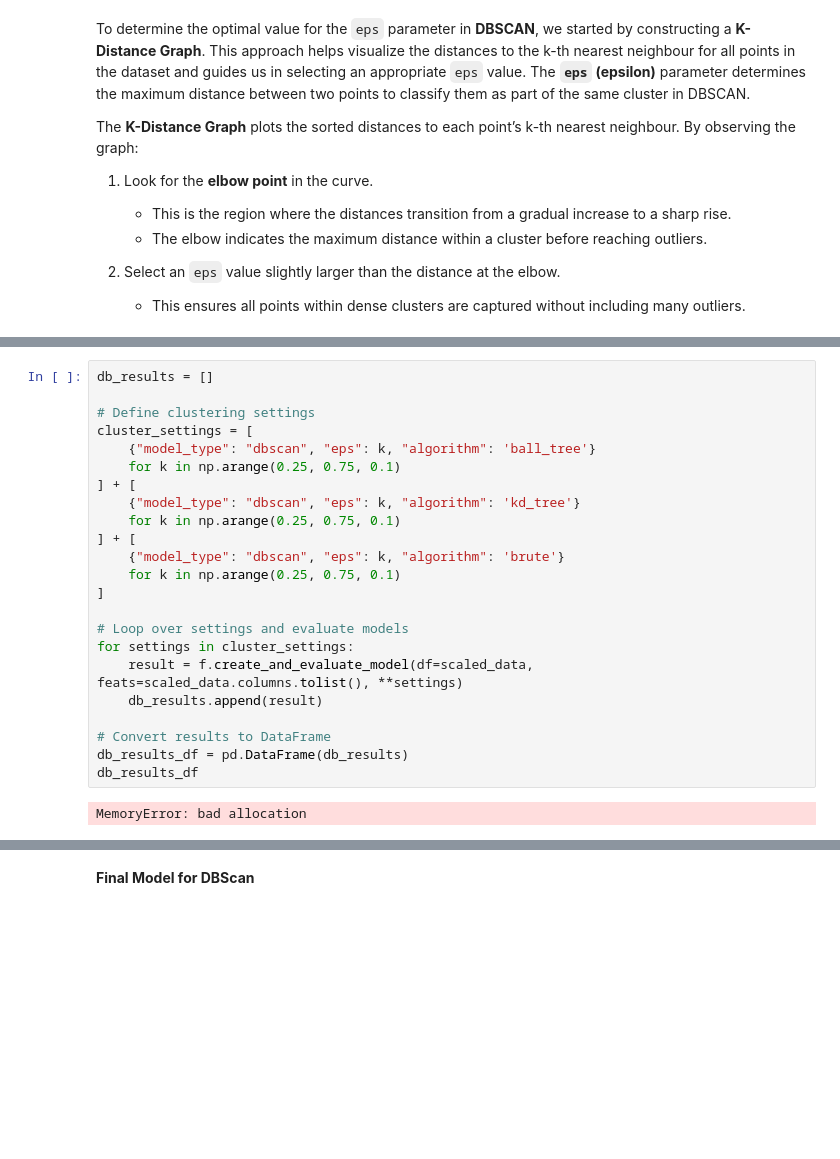
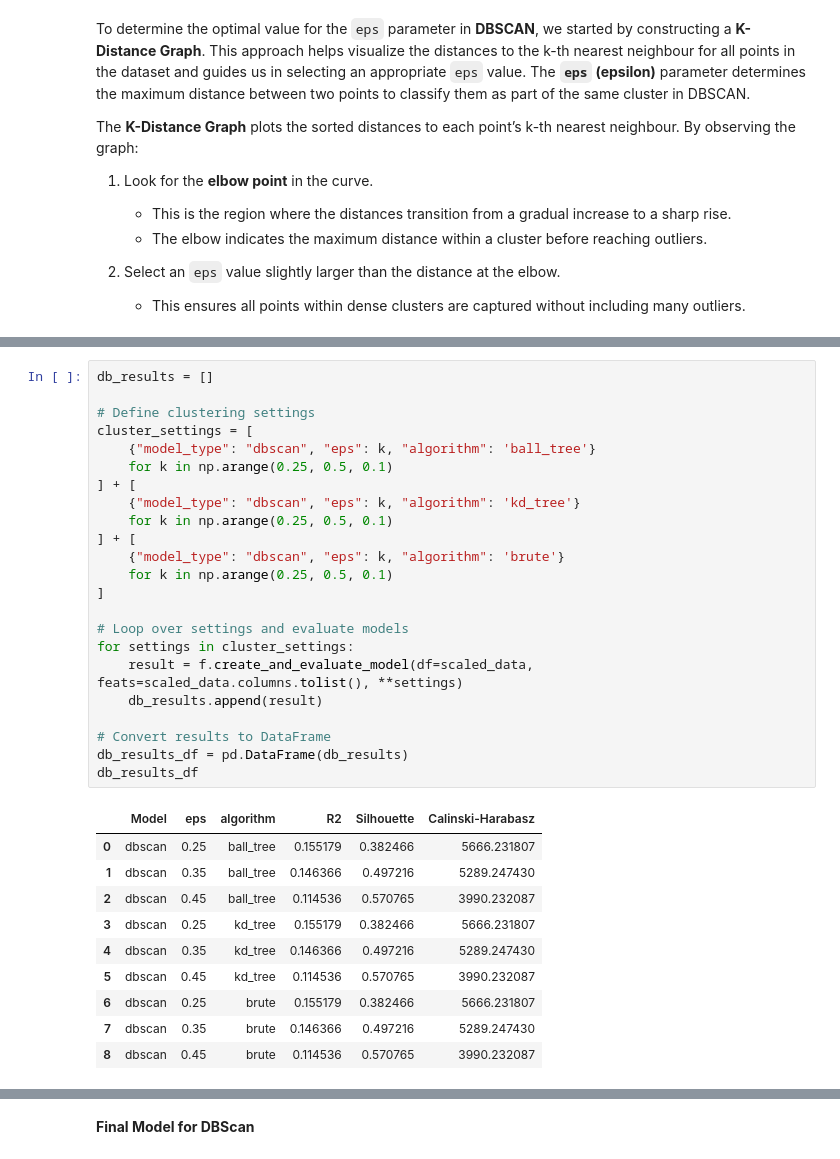
Before and after one commit to antoniooliveira03/data_mining, a Jupyter notebook: spending_data segmentation.ipynb, the cells around one changed output, grey strips where cells are left out. Cells and saved outputs as stored; diff of their text form; blank space fills up the shorter version.

```diff
--- a/spending_data segmentation.ipynb
+++ b/spending_data segmentation.ipynb
@@ -426,27 +426,36 @@ plt.show()
 # %%
 db_results = []
 
 # Define clustering settings
 cluster_settings = [
     {"model_type": "dbscan", "eps": k, "algorithm": 'ball_tree'}
-    for k in np.arange(0.25, 0.75, 0.1)
+    for k in np.arange(0.25, 0.5, 0.1)
 ] + [
     {"model_type": "dbscan", "eps": k, "algorithm": 'kd_tree'}
-    for k in np.arange(0.25, 0.75, 0.1)
+    for k in np.arange(0.25, 0.5, 0.1)
 ] + [
     {"model_type": "dbscan", "eps": k, "algorithm": 'brute'}
-    for k in np.arange(0.25, 0.75, 0.1)
+    for k in np.arange(0.25, 0.5, 0.1)
 ]
 
 # Loop over settings and evaluate models
 for settings in cluster_settings:
     result = f.create_and_evaluate_model(df=scaled_data, feats=scaled_data.columns.tolist(), **settings)
     db_results.append(result)
 
 # Convert results to DataFrame
 db_results_df = pd.DataFrame(db_results)
 db_results_df
 # %% [output]
-MemoryError: bad allocation
+|  | Model | eps | algorithm | R2 | Silhouette | Calinski-Harabasz |
+| 0 | dbscan | 0.25 | ball_tree | 0.155179 | 0.382466 | 5666.231807 |
+| 1 | dbscan | 0.35 | ball_tree | 0.146366 | 0.497216 | 5289.247430 |
+| 2 | dbscan | 0.45 | ball_tree | 0.114536 | 0.570765 | 3990.232087 |
+| 3 | dbscan | 0.25 | kd_tree | 0.155179 | 0.382466 | 5666.231807 |
+| 4 | dbscan | 0.35 | kd_tree | 0.146366 | 0.497216 | 5289.247430 |
+| 5 | dbscan | 0.45 | kd_tree | 0.114536 | 0.570765 | 3990.232087 |
+| 6 | dbscan | 0.25 | brute | 0.155179 | 0.382466 | 5666.231807 |
+| 7 | dbscan | 0.35 | brute | 0.146366 | 0.497216 | 5289.247430 |
+| 8 | dbscan | 0.45 | brute | 0.114536 | 0.570765 | 3990.232087 |
 # %%
 f.plot_evaluation_scores(db_results_df, path+'DBScan_scores')
```
Also changed, not shown: parts of 14 cells of this notebook, 4 other files.
